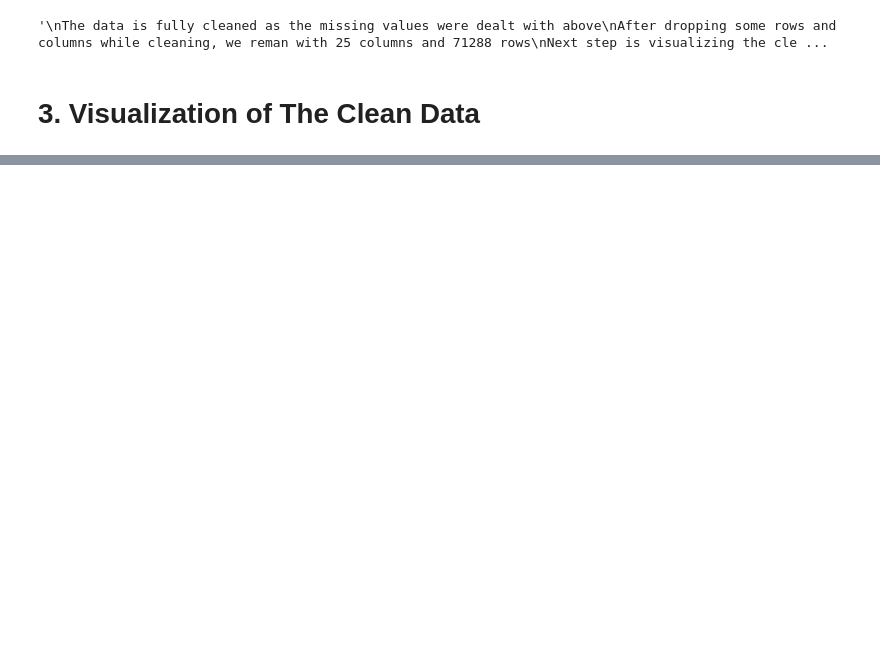
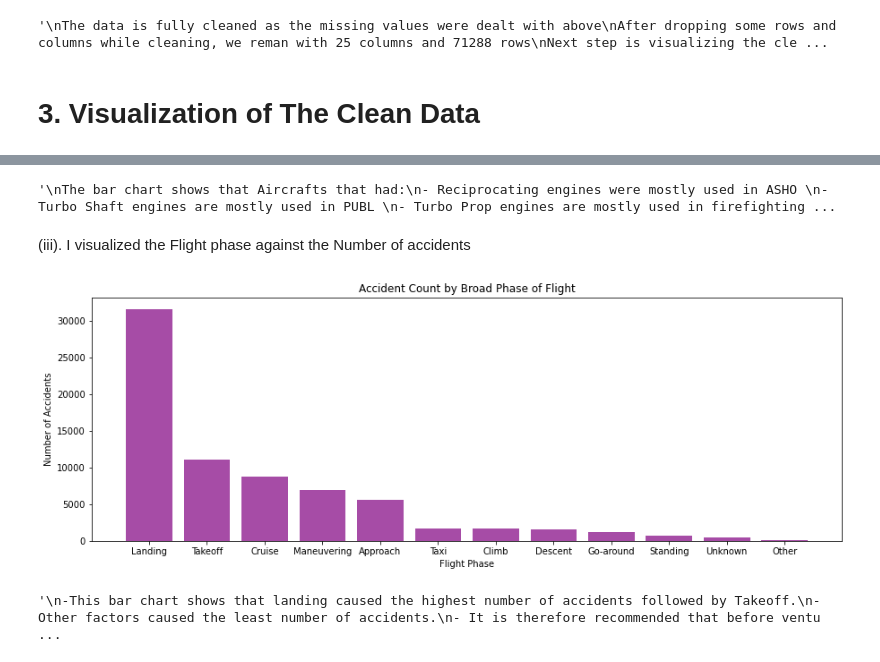
Before and after one commit to EngBrian/phase_1_project, a Jupyter notebook: index.ipynb, the cells around one changed output, grey strips where cells are left out. Drawn from its saved outputs; the diff is of its cells as text; code cells hidden in the pictures; blank space fills up the shorter version.

```diff
--- a/index.ipynb
+++ b/index.ipynb
@@ -434,0 +444,41 @@ and over 6000 makes which were involved in accidents.
+# %%
+'''
+-The bar chart shows that in the top 20 aircraft makes that had accidents Cessna had the most followed by piper and the
+ last one was North American.
+- It is therefore advisable to look at the most probable causes of the very many accidents in Cessna before purchasing them
+ or other makes can be considered for purchasing.
+
+
+'''
+# %% [output]
+'\nThe bar chart shows that Aircrafts that had:\n- Reciprocating engines were mostly used in ASHO \n- Turbo Shaft engines are mostly used in PUBL \n- Turbo Prop engines are mostly used in firefighting ...
+# %% [markdown]
+(iii). I visualized the Flight phase against the Number of accidents
+# %%
+# Group data by 'Broad.phase.of.flight' and count occurrences
+phase_accidents = aviation_data["Broad.phase.of.flight"].value_counts()
+
+# Create figure and axis
+fig, ax = plt.subplots(figsize=(15, 5))
+
+# Create a horizontal bar chart
+ax.bar(phase_accidents.index, phase_accidents.values, color='purple', alpha=0.7)
+
+# Titles and labels
+ax.set_title("Accident Count by Broad Phase of Flight")
+ax.set_xlabel("Flight Phase")
+ax.set_ylabel("Number of Accidents")
+
+# Show plot
+plt.show()
+# %% [output]
+[figure, added]
+# %%
+'''
+-This bar chart shows that landing caused the highest number of accidents followed by Takeoff.
+-Other factors caused the least number of accidents.
+- It is therefore recommended that before venturing into the business, the company should ensure that pilots are well trained,
+   invest in aircraft with advanced landing systems, take off and engine redundancy.
+'''
+# %% [output]
+'\n-This bar chart shows that landing caused the highest number of accidents followed by Takeoff.\n-Other factors caused the least number of accidents.\n- It is therefore recommended that before ventu ...
```
Also changed, not shown: parts of 36 cells of this notebook.
